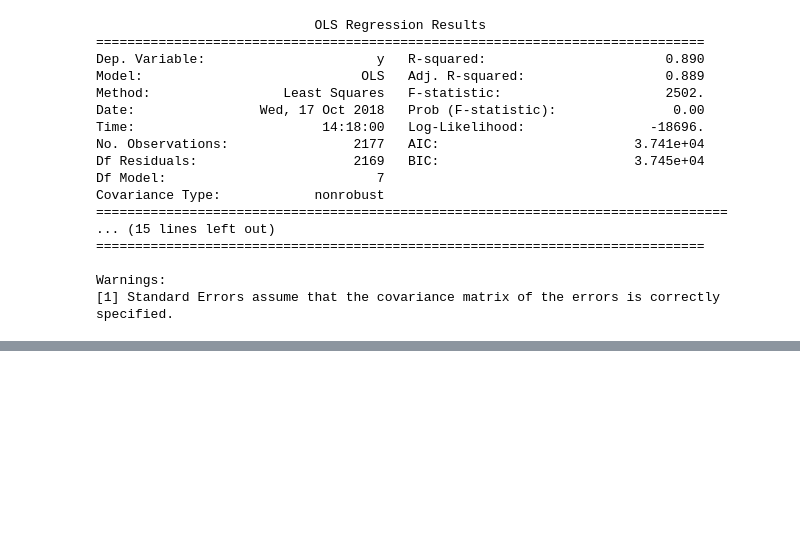
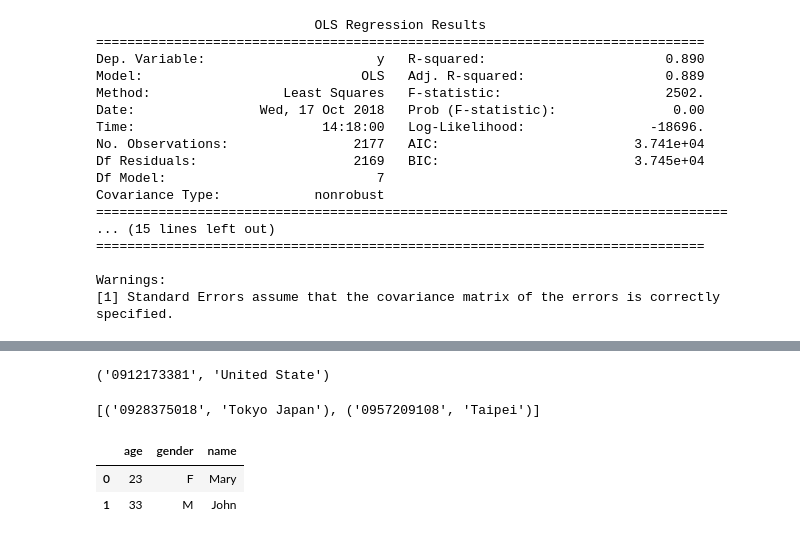
Before and after one commit to ywchiu/chinalife, a Jupyter notebook: Demo20181017.ipynb, the cells around one changed output, grey strips where cells are left out. Drawn from its saved outputs; the diff is of its cells as text; code cells hidden in the pictures; blank space fills up the shorter version.

```diff
--- a/Demo20181017.ipynb
+++ b/Demo20181017.ipynb
@@ -179,0 +297,18 @@ Warnings:
+# %%
+data1
+# %% [output]
+('0912173381', 'United State')
+# %%
+data2
+# %% [output]
+[('0928375018', 'Tokyo Japan'), ('0957209108', 'Taipei')]
+# %%
+import sqlite3 as lite
+import pandas
+employee = [{'name':'Mary', 'age':23 , 'gender': 'F'},{'name':'John', 'age':33 , 'gender': 'M'}]
+df = pandas.DataFrame(employee)
+df
+# %% [output]
+|  | age | gender | name |
+| 0 | 23 | F | Mary |
+| 1 | 33 | M | John |
```
Also changed, not shown: parts of 29 cells of this notebook.
